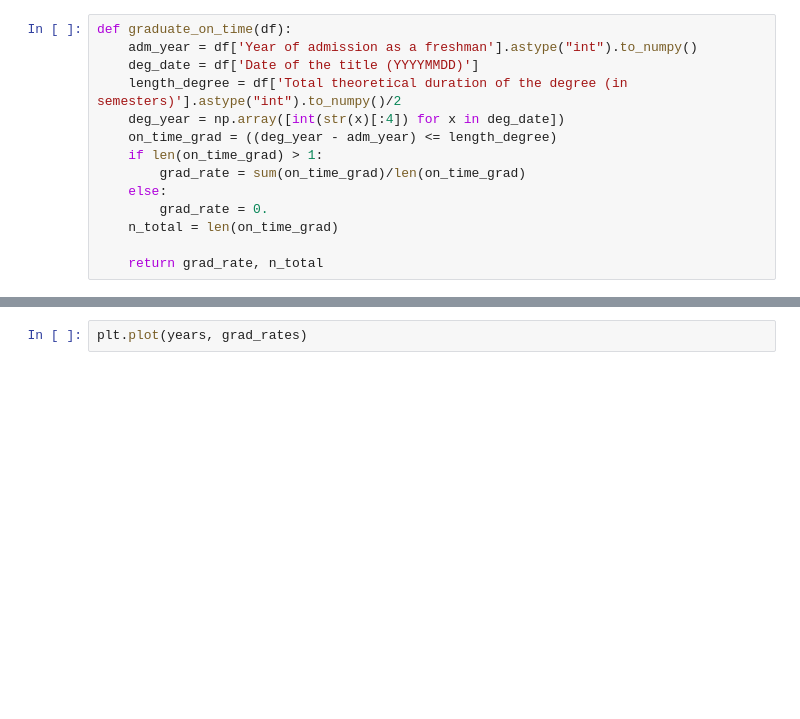
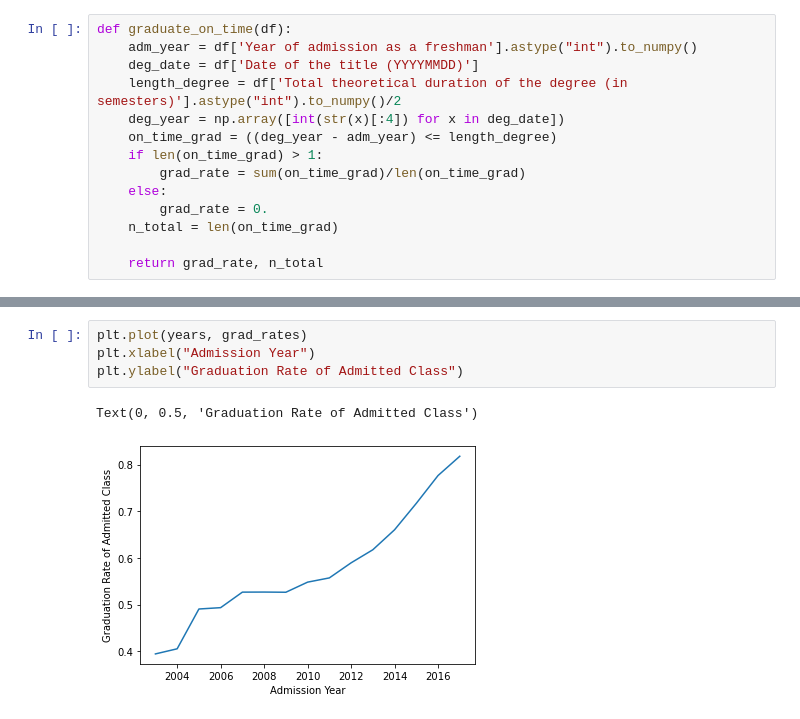
Before and after one commit to roshni714/chile_college_adm, a Jupyter notebook: preliminary.ipynb, the cells around one changed output, grey strips where cells are left out. Drawn from its saved outputs; the diff is of its cells as text; blank space fills up the shorter version.

Commit message:
added initial plots

```diff
--- a/preliminary.ipynb
+++ b/preliminary.ipynb
@@ -81,4 +91,9 @@ for year in years:
 # %%
 plt.plot(years, grad_rates)
+plt.xlabel("Admission Year")
+plt.ylabel("Graduation Rate of Admitted Class")
+# %% [output]
+Text(0, 0.5, 'Graduation Rate of Admitted Class')
+[figure, added]
 # %%
 plt.plot(years, totals)
```
Also changed, not shown: parts of 2 cells of this notebook.
